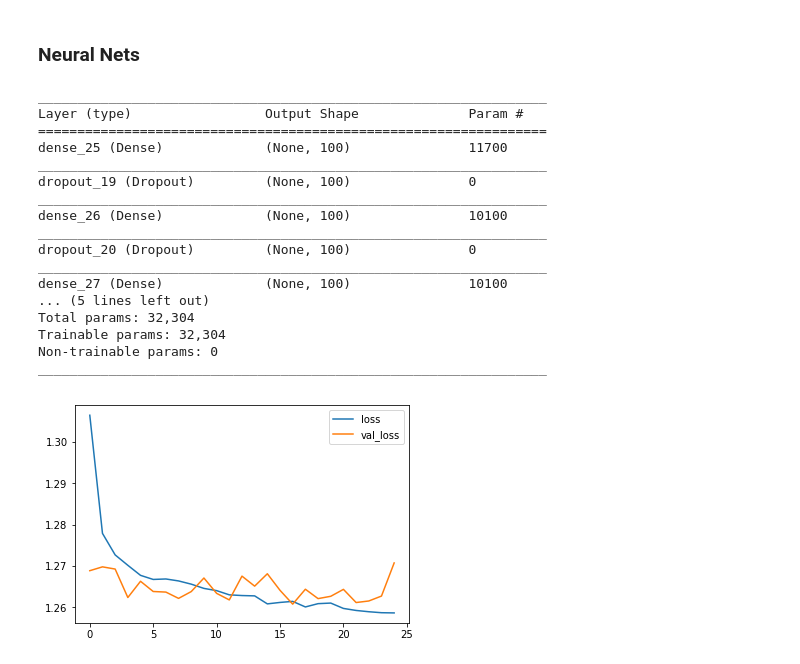
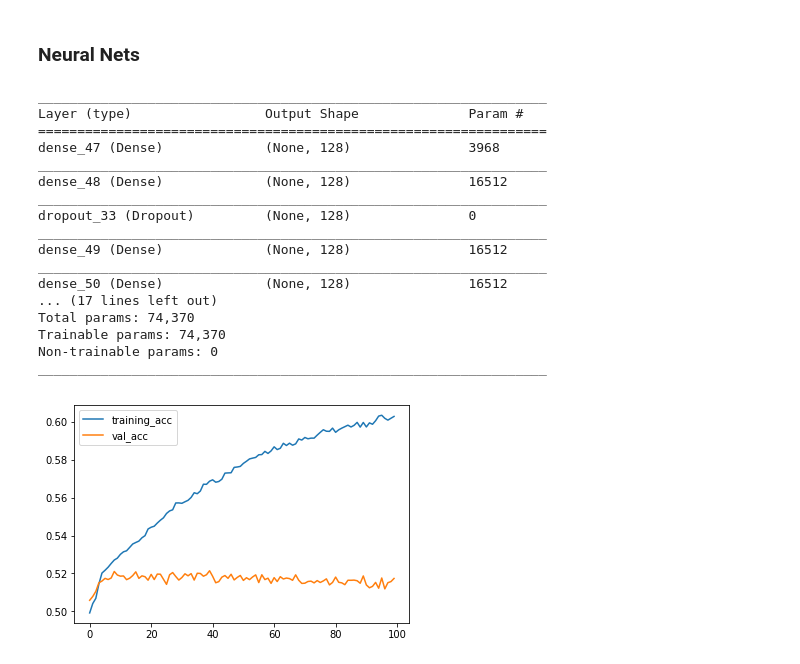
Before and after one commit to alexkapele/jane_street_prediction, a Jupyter notebook: jane_street.ipynb, the cells around one changed output. Saved outputs shown, nothing was run; the diff lists cells and outputs as text; code cells hidden in the pictures.

```diff
--- a/jane_street.ipynb
+++ b/jane_street.ipynb
@@ -556,7 +554,7 @@ for label in y_label.unique():
 
 #Remove selected samples
 y_label_balanced = y_label.drop(id_drop)
-X_norm_balanced = X_norm.drop(id_drop)
+X_balanced = X_selected.drop(id_drop)
 # %%
 height = [len(y_label_balanced[y_label_balanced==label]) for label in labels]
 
@@ -571,7 +569,7 @@ Split data into training and test set:
 # %%
 from sklearn.model_selection import train_test_split
 #X_train, X_test, y_train, y_test = train_test_split(X_norm_balanced.loc[:,X_norm_balanced.columns.isin(selected_features)],y_label_balanced,test_size=0.25, random_state=42)
-X_train, X_test, y_train, y_test = train_test_split(X_norm_balanced,y_label_balanced,test_size=0.25, random_state=42)
+X_train, X_test, y_train, y_test = train_test_split(X_balanced,y_label_balanced,test_size=0.25, random_state=42)
 # %% [markdown]
 ### ML Models
 # %%
@@ -687,34 +685,41 @@ from keras.models import Sequential
 from keras.layers import Dense
 from keras.layers import Dropout
 model = Sequential()
-model.add(Dense(100, input_dim=X_train.shape[1], activation='relu'))
-model.add(Dropout(0.3))
-model.add(Dense(100, activation='relu'))
-model.add(Dropout(0.3))
-model.add(Dense(100, activation='relu'))
-model.add(Dropout(0.3))
+model.add(Dense(128, input_dim=X_train.shape[1], activation='relu'))
+model.add(Dense(128, activation='relu'))
+model.add(Dropout(0.4))
+model.add(Dense(128, activation='relu'))
+model.add(Dense(128, activation='relu'))
+model.add(Dropout(0.4))
+model.add(Dense(64, activation='relu'))
+model.add(Dense(64, activation='relu'))
+model.add(Dropout(0.4))
+model.add(Dense(64, activation='relu'))
+model.add(Dense(64, activation='relu'))
+model.add(Dropout(0.4))
+
 model.add(Dense(len(labels), activation='softmax'))
 model.summary()
 # %% [output]
 _________________________________________________________________
 Layer (type)                 Output Shape              Param #
 =================================================================
-dense_25 (Dense)             (None, 100)               11700
+dense_47 (Dense)             (None, 128)               3968
 _________________________________________________________________
-dropout_19 (Dropout)         (None, 100)               0
+dense_48 (Dense)             (None, 128)               16512
 _________________________________________________________________
-dense_26 (Dense)             (None, 100)               10100
+dropout_33 (Dropout)         (None, 128)               0
 _________________________________________________________________
-dropout_20 (Dropout)         (None, 100)               0
+dense_49 (Dense)             (None, 128)               16512
 _________________________________________________________________
-dense_27 (Dense)             (None, 100)               10100
-... (5 lines left out)
-Total params: 32,304
-Trainable params: 32,304
+dense_50 (Dense)             (None, 128)               16512
+... (17 lines left out)
+Total params: 74,370
+Trainable params: 74,370
 Non-trainable params: 0
 _________________________________________________________________
 # %%
-model.compile(loss='categorical_crossentropy', optimizer='adam')
+model.compile(loss='categorical_crossentropy', optimizer='adam', metrics=['acc'])
 # %%
 #Callback to plot loss while training
 from plot_learning import PlotLearning
@@ -722,13 +727,13 @@ plot_learning = PlotLearning()
 # %%
 from keras.callbacks import EarlyStopping
 
-epochs = 25
+epochs = 100
 batch_size = 128
 
 hist = model.fit(X_train, y_train_cat, epochs=epochs, batch_size=batch_size, validation_data=[X_test,y_test_cat], callbacks=[plot_learning], verbose=0)
 #callbacks=[EarlyStopping(monitor='val_loss', patience=3, min_delta=0.0001)]
 # %% [output]
-[figure, old version]
+[figure, new version]
 # %%
 #Get predictions on training and test set
 y_pred_train = np.argmax(model.predict(X_train),axis=1)
```
Also changed, not shown: parts of 47 cells of this notebook.
